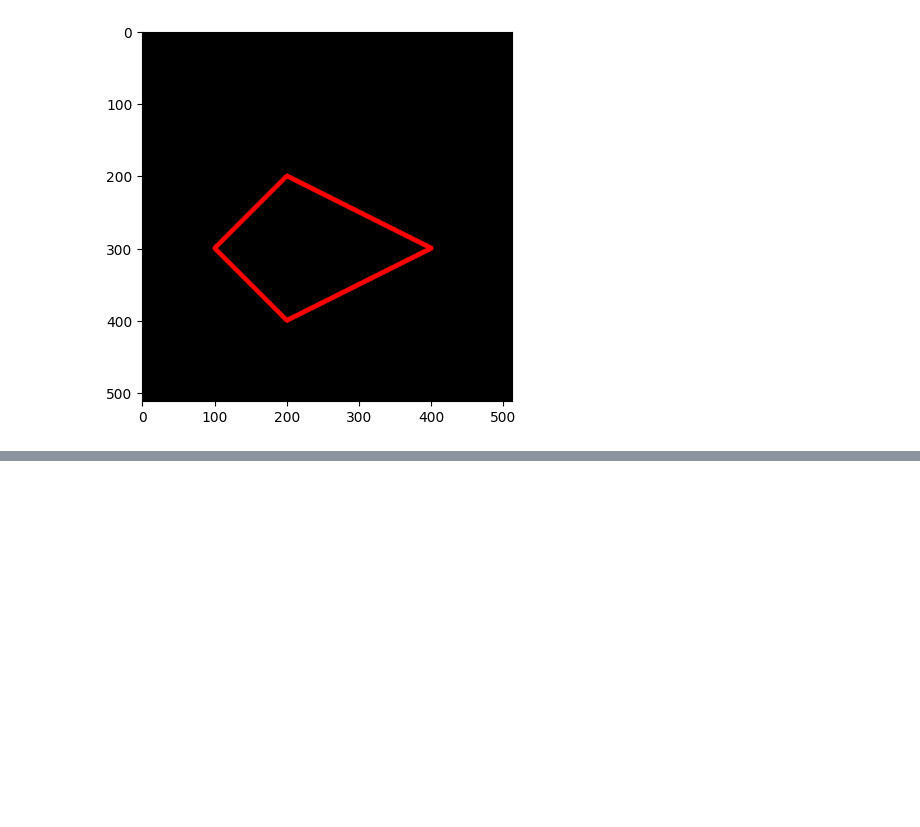
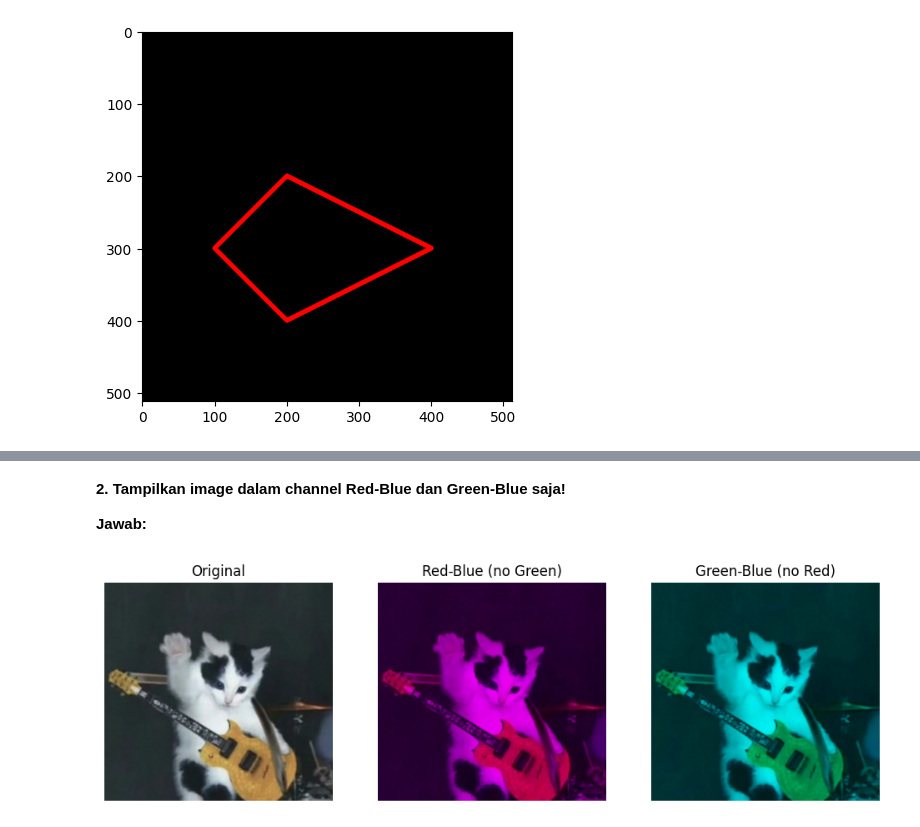
Before and after one commit to suckgitariuses/PCVK_Ganjil_2025, a Jupyter notebook: Modul2.ipynb, the cells around one changed output, grey strips where cells are left out. Saved outputs shown, nothing was run; the diff lists cells and outputs as text; code cells hidden in the pictures; blank space fills up the shorter version.

```diff
--- a/Modul2.ipynb
+++ b/Modul2.ipynb
@@ -170,0 +205,43 @@ Apakah perbedaan gambar yang ditampilkan tanpa dan dengan matplotlib?
+# %% [markdown]
+**2. Tampilkan image dalam channel Red-Blue dan Green-Blue saja!**
+
+**Jawab:**
+# %%
+import cv2
+import numpy as np
+import matplotlib.pyplot as plt
+
+# OpenCV baca BGR
+img = cv2.imread('/content/drive/MyDrive/PCVK/Images/kitten01.jpg')
+
+# Red-Blue
+# buat salinan gambar, atur Green menjadi 0
+img_RB = img.copy()
+img_RB[:, :, 1] = 0 # atur Green (index 1) ke 0
+
+# Green-Blue (tanpa Red)
+# Buat salinan gambar, atur Red menjadi 0
+img_GB = img.copy()
+img_GB[:, :, 2] = 0  # atur Red (index 2) ke 0
+
+# Tampilkan
+plt.figure(figsize=(12, 4))
+
+plt.subplot(1, 3, 1)
+plt.title('Original')
+plt.imshow(cv2.cvtColor(img, cv2.COLOR_BGR2RGB))
+plt.axis('off')
+
+plt.subplot(1, 3, 2)
+plt.title('Red-Blue (no Green)')
+plt.imshow(cv2.cvtColor(img_RB, cv2.COLOR_BGR2RGB))
+plt.axis('off')
+
+plt.subplot(1, 3, 3)
+plt.title('Green-Blue (no Red)')
+plt.imshow(cv2.cvtColor(img_GB, cv2.COLOR_BGR2RGB))
+plt.axis('off')
+
+plt.show()
+# %% [output]
+[figure, added]
```
Also changed, not shown: parts of 22 cells of this notebook.
